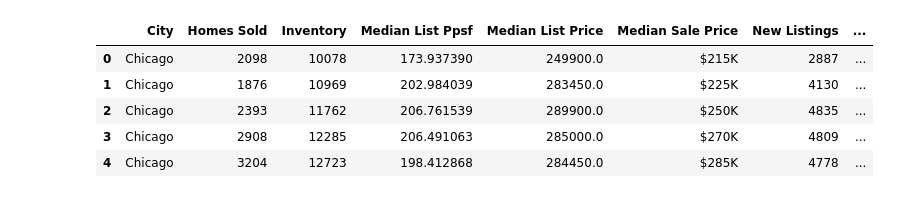
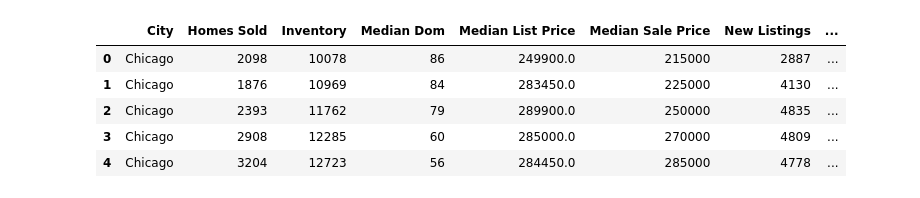
Before and after one commit to cbakhshi/Housing-Analysis, a Jupyter notebook: HousingMarketData.ipynb, the cells around one changed output. Drawn from its saved outputs; the diff is of its cells as text; code cells hidden in the pictures.

```diff
--- a/HousingMarketData.ipynb
+++ b/HousingMarketData.ipynb
@@ -1,13 +8,12 @@
 # %%
-import pandas as pd
-
-csv_path = "Condensed_Housing_Data.csv"
+# Pull in the Housing Data CSV file
+csv_path = "HousingDataClean_NoNational.csv"
 housing_df = pd.read_csv(csv_path)
 housing_df.head()
 # %% [output]
-|  | City | Homes Sold | Inventory | Median List Ppsf | Median List Price | Median Sale Price | New Listings | ... |
-| 0 | Chicago | 2098 | 10078 | 173.937390 | 249900.0 | $215K | 2887 | ... |
-| 1 | Chicago | 1876 | 10969 | 202.984039 | 283450.0 | $225K | 4130 | ... |
-| 2 | Chicago | 2393 | 11762 | 206.761539 | 289900.0 | $250K | 4835 | ... |
-| 3 | Chicago | 2908 | 12285 | 206.491063 | 285000.0 | $270K | 4809 | ... |
-| 4 | Chicago | 3204 | 12723 | 198.412868 | 284450.0 | $285K | 4778 | ... |
+|  | City | Homes Sold | Inventory | Median Dom | Median List Price | Median Sale Price | New Listings | ... |
+| 0 | Chicago | 2098 | 10078 | 86 | 249900.0 | 215000 | 2887 | ... |
+| 1 | Chicago | 1876 | 10969 | 84 | 283450.0 | 225000 | 4130 | ... |
+| 2 | Chicago | 2393 | 11762 | 79 | 289900.0 | 250000 | 4835 | ... |
+| 3 | Chicago | 2908 | 12285 | 60 | 285000.0 | 270000 | 4809 | ... |
+| 4 | Chicago | 3204 | 12723 | 56 | 284450.0 | 285000 | 4778 | ... |
```
Also changed, not shown: parts of 9 cells of this notebook, 4 other files.
